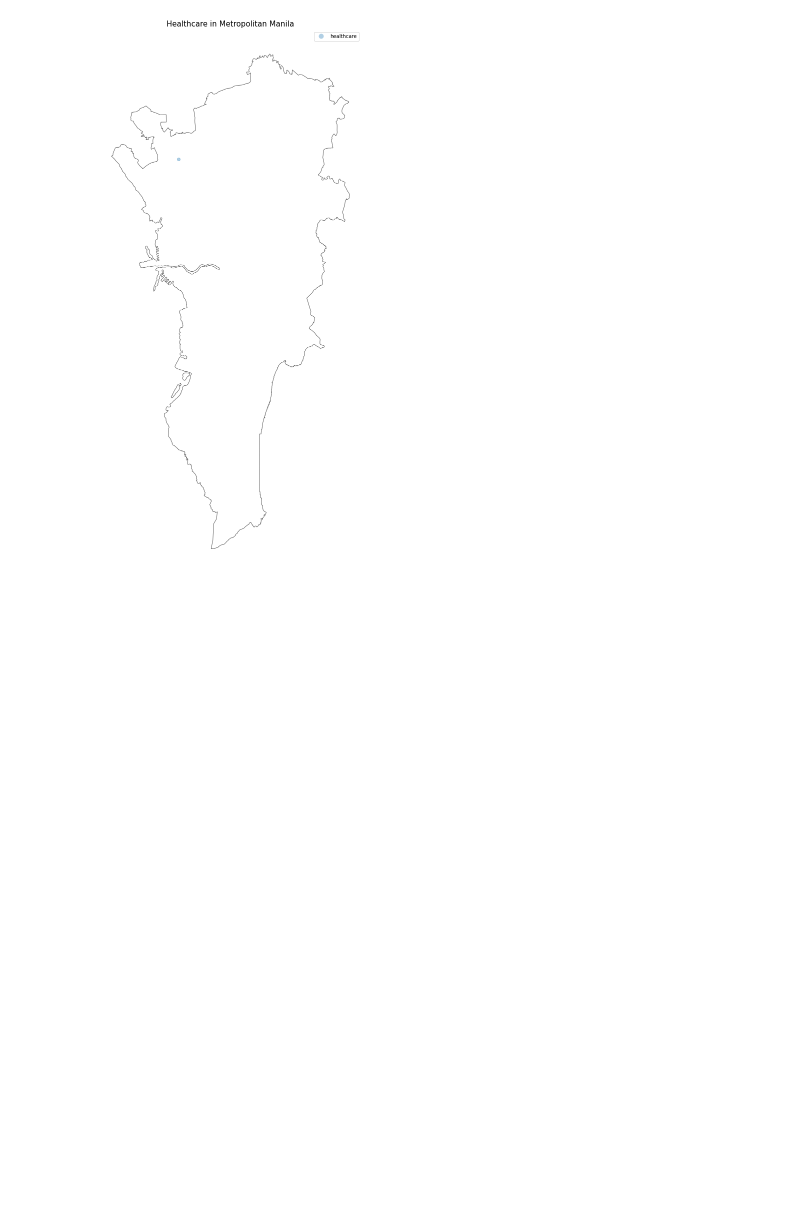
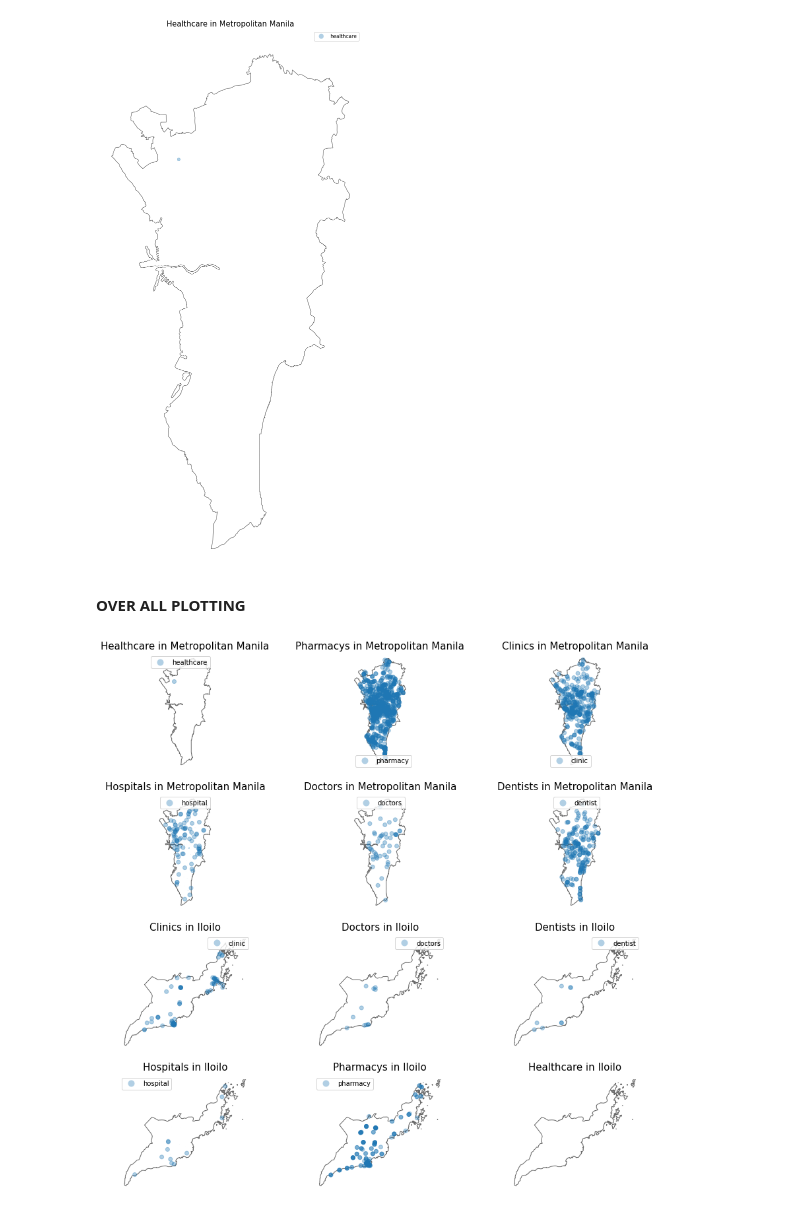
Before and after one commit to Jan-Ren/DATASCI-DataCollection-, a Jupyter notebook: DataSci_Geospatial_H_W.ipynb, the cells around one changed output. Drawn from its saved outputs; the diff is of its cells as text; code cells hidden in the pictures; blank space fills up the shorter version.

```diff
--- a/DataSci_Geospatial_H_W.ipynb
+++ b/DataSci_Geospatial_H_W.ipynb
@@ -217,3 +217,68 @@ ax.set_title('Healthcare in Metropolitan Manila', fontsize=15)
 ax.axis('off');
 # %% [output]
 [figure]
+# %% [markdown]
+**OVER ALL PLOTTING**
+# %%
+fig, axs = plt.subplots(4, 3, figsize=(15,15))
+
+ph[ph.NAME_1=="Metropolitan Manila"].plot(ax=axs[0,0], color='white', edgecolor='dimgray')
+MetroManila_healthsites[MetroManila_healthsites.amenity=="healthcare"].plot(ax=axs[0,0], column="amenity", alpha=0.35, legend=True)
+ax =axs[0,0].set_title('Healthcare in Metropolitan Manila', fontsize=15)
+ax =axs[0,0].axis('off');
+
+ph[ph.NAME_1=="Metropolitan Manila"].plot(ax=axs[0,1], color='white', edgecolor='dimgray')
+MetroManila_healthsites[MetroManila_healthsites.amenity=="pharmacy"].plot(ax=axs[0,1], column="amenity", alpha=0.35, legend=True)
+axs[0,1].set_title('Pharmacys in Metropolitan Manila', fontsize=15)
+axs[0,1].axis('off');
+
+ph[ph.NAME_1=="Metropolitan Manila"].plot(ax=axs[0,2], color='white', edgecolor='dimgray')
+MetroManila_healthsites[MetroManila_healthsites.amenity=="clinic"].plot(ax=axs[0,2], column="amenity", alpha=0.35, legend=True)
+axs[0,2].set_title('Clinics in Metropolitan Manila', fontsize=15)
+axs[0,2].axis('off');
+
+ph[ph.NAME_1=="Metropolitan Manila"].plot(ax=axs[1,0], color='white', edgecolor='dimgray')
+MetroManila_healthsites[MetroManila_healthsites.amenity=="hospital"].plot(ax=axs[1,0], column="amenity", alpha=0.35, legend=True)
+axs[1,0].set_title('Hospitals in Metropolitan Manila', fontsize=15)
+axs[1,0].axis('off');
+
+ph[ph.NAME_1=="Metropolitan Manila"].plot(ax=axs[1,1], color='white', edgecolor='dimgray')
+MetroManila_healthsites[MetroManila_healthsites.amenity=="doctors"].plot(ax=axs[1,1], column="amenity", alpha=0.35, legend=True)
+axs[1,1].set_title('Doctors in Metropolitan Manila', fontsize=15)
+axs[1,1].axis('off');
+
+ph[ph.NAME_1=="Metropolitan Manila"].plot(ax=axs[1,2], color='white', edgecolor='dimgray')
+MetroManila_healthsites[MetroManila_healthsites.amenity=="dentist"].plot(ax=axs[1,2], column="amenity", alpha=0.35, legend=True)
+axs[1,2].set_title('Dentists in Metropolitan Manila', fontsize=15)
+axs[1,2].axis('off');
+
+ph[ph.NAME_1=="Iloilo"].plot(ax=axs[2,0], color='white', edgecolor='dimgray')
+Iloilo_healthsites[Iloilo_healthsites.amenity=="clinic"].plot(ax=axs[2,0], column="amenity", alpha=0.35, legend=True)
+axs[2,0].set_title('Clinics in Iloilo', fontsize=15)
+axs[2,0].axis('off');
+
+ph[ph.NAME_1=="Iloilo"].plot(ax=axs[2,1], color='white', edgecolor='dimgray')
+Iloilo_healthsites[Iloilo_healthsites.amenity=="doctors"].plot(ax=axs[2,1], column="amenity", alpha=0.35, legend=True)
+axs[2,1].set_title('Doctors in Iloilo', fontsize=15)
+axs[2,1].axis('off');
+
+ph[ph.NAME_1=="Iloilo"].plot(ax=axs[2,2], color='white', edgecolor='dimgray')
+Iloilo_healthsites[Iloilo_healthsites.amenity=="dentist"].plot(ax=axs[2,2], column="amenity", alpha=0.35, legend=True)
+axs[2,2].set_title('Dentists in Iloilo', fontsize=15)
+axs[2,2].axis('off');
+
+ph[ph.NAME_1=="Iloilo"].plot(ax=axs[3,0], color='white', edgecolor='dimgray')
+Iloilo_healthsites[Iloilo_healthsites.amenity=="hospital"].plot(ax=axs[3,0], column="amenity", alpha=0.35, legend=True)
+axs[3,0].set_title('Hospitals in Iloilo', fontsize=15)
+axs[3,0].axis('off');
+
+ph[ph.NAME_1=="Iloilo"].plot(ax=axs[3,1], color='white', edgecolor='dimgray')
+Iloilo_healthsites[Iloilo_healthsites.amenity=="pharmacy"].plot(ax=axs[3,1], column="amenity", alpha=0.35, legend=True)
+axs[3,1].set_title('Pharmacys in Iloilo', fontsize=15)
+axs[3,1].axis('off');
+
+ph[ph.NAME_1=="Iloilo"].plot(ax=axs[3,2], color='white', edgecolor='dimgray')
+axs[3,2].set_title('Healthcare in Iloilo', fontsize=15)
+axs[3,2].axis('off');
+# %% [output]
+[figure, added]
```
